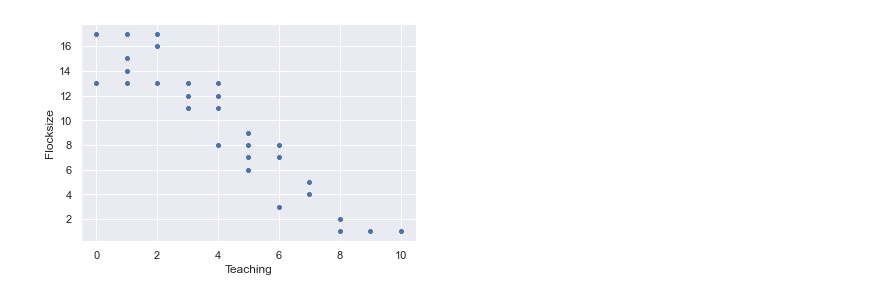
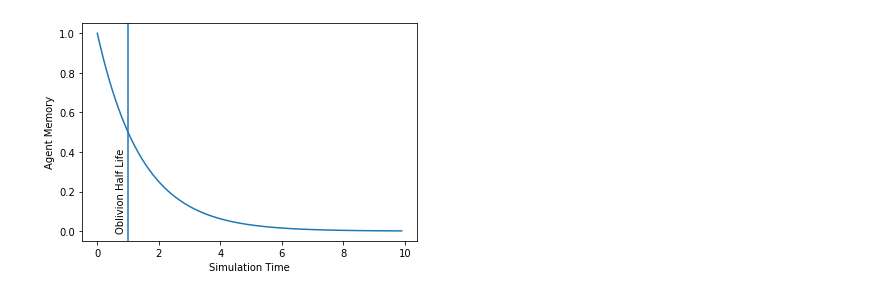
Before and after one commit to JochenFromm/SwarmIntelligence, a Jupyter notebook: notebooks/ForgetfulSwarm.ipynb, the cells around one changed output. Saved outputs shown, nothing was run; the diff lists cells and outputs as text; code cells hidden in the pictures.

```diff
--- a/notebooks/ForgetfulSwarm.ipynb
+++ b/notebooks/ForgetfulSwarm.ipynb
@@ -48,7 +48,16 @@ plt.savefig("FlockSize.svg", format="svg")
-# %%
-import seaborn as sns; sns.set()
-import matplotlib.pyplot as plt
-
-ax = sns.scatterplot(x="Teaching", y="Flocksize", data=df)
-# %% [output]
-[figure, removed]
+# %%
+def exponential_decay(t):
+  return np.exp((-np.log(2)*t))
+
+t = np.arange(0., 10., 0.1)
+plt.plot(t, exponential_decay(t))
+
+plt.ylabel('Agent Memory')
+plt.xlabel('Simulation Time')
+plt.axvline(x=1)
+plt.text(0.6,0,'Oblivion Half Life',rotation=90)
+
+plt.show()
+plt.savefig("ExponentialDecay.svg", format="svg")
+# %% [output]
+[figure, added]
```
Also changed, not shown: parts of 2 cells of this notebook, 5 other files.
